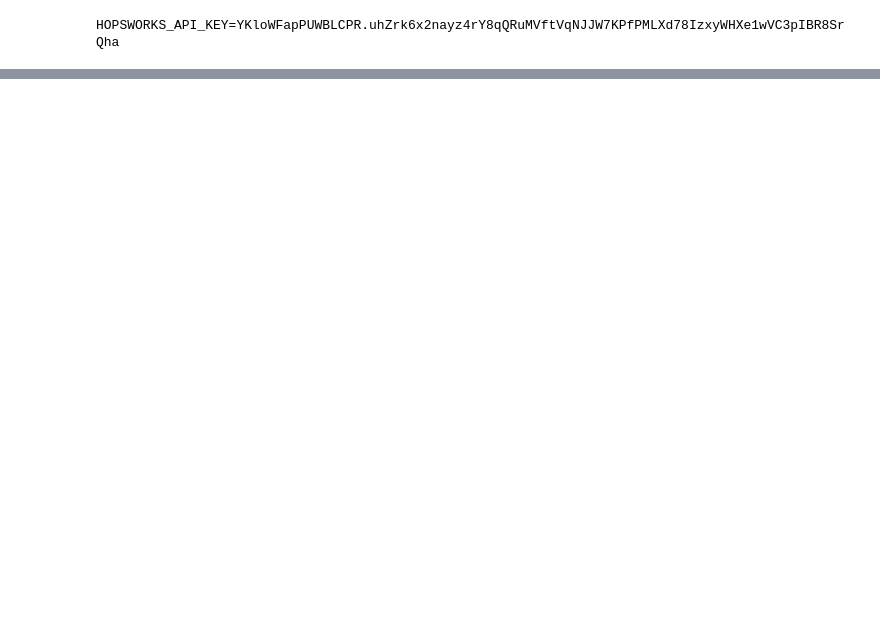
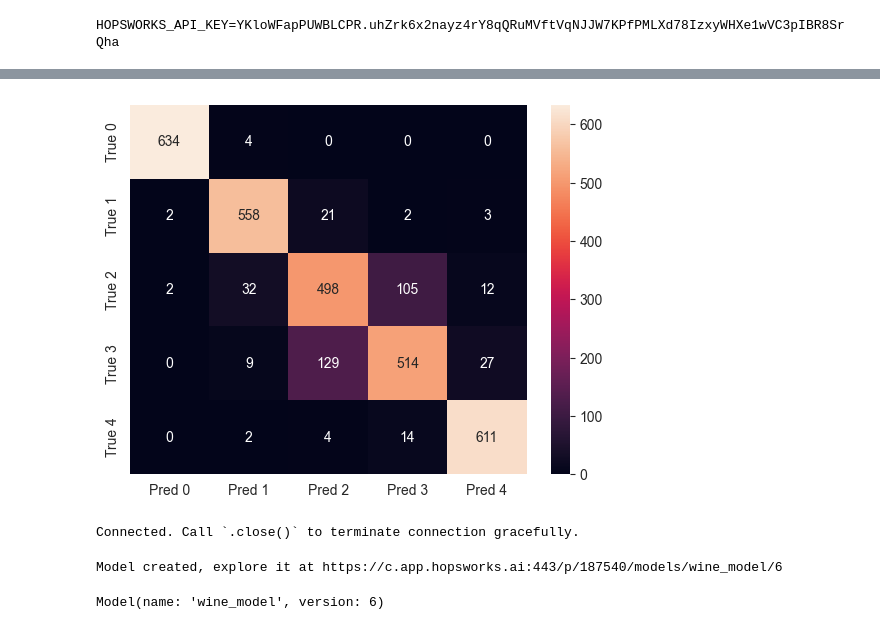
Before and after one commit to MarieGotthardt/id2223-lab1, a Jupyter notebook: wine-training-pipeline.ipynb, the cells around one changed output, grey strips where cells are left out. Cells and saved outputs as stored; diff of their text form; code cells hidden in the pictures; blank space fills up the shorter version.

```diff
--- a/wine-training-pipeline.ipynb
+++ b/wine-training-pipeline.ipynb
@@ -82,11 +95,13 @@ metrics = classification_report(y_test, y_pred, output_dict=True)
 results = confusion_matrix(y_test, y_pred)
 # %%
 # Create the confusion matrix as a figure, we will later store it as a PNG image file
-true_labels = [f'True {int(i)}' for i in range(0,7)]
-pred_labels = [f'Pred {int(i)}' for i in range(0,7)]
+true_labels = [f'True {int(i)}' for i in range(0,5)]
+pred_labels = [f'Pred {int(i)}' for i in range(0,5)]
 df_cm = pd.DataFrame(results, true_labels, pred_labels)
 cm = sns.heatmap(df_cm, annot=True, fmt='g')
 fig = cm.get_figure()
+# %% [output]
+[figure, added]
 # %%
 # We will now upload our model to the Hopsworks Model Registry. First get an object for the model registry.
 mr = project.get_model_registry()
@@ -115,3 +130,7 @@ wine_model = mr.python.create_model(
 
 # Upload the model to the model registry, including all files in 'model_dir'
 wine_model.save(model_dir)
+# %% [output]
+Connected. Call `.close()` to terminate connection gracefully.
+Model created, explore it at https://c.app.hopsworks.ai:443/p/187540/models/wine_model/6
+Model(name: 'wine_model', version: 6)
```
Also changed, not shown: parts of 3 cells of this notebook, 4 other files.
